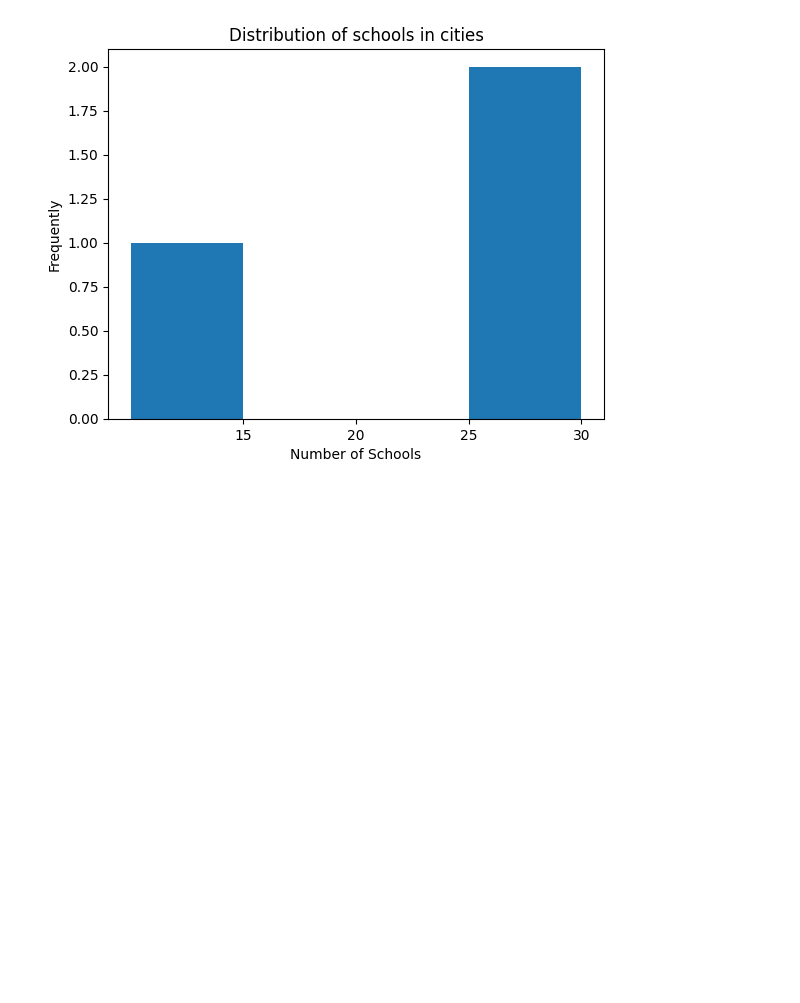
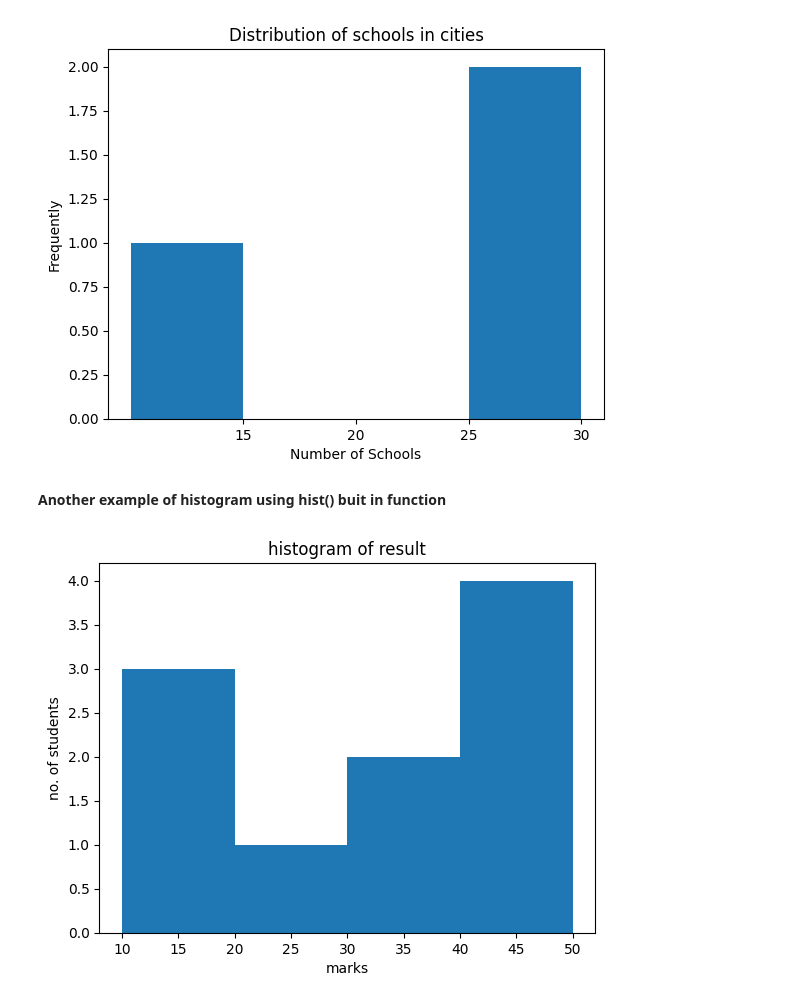
Before and after one commit to SettibathulaJyothi/Python-Basics, a Jupyter notebook: Matplotlib_Graphs.ipynb, the cells around one changed output. Saved outputs shown, nothing was run; the diff lists cells and outputs as text; code cells hidden in the pictures; blank space fills up the shorter version.

```diff
--- a/Matplotlib_Graphs.ipynb
+++ b/Matplotlib_Graphs.ipynb
@@ -131,3 +131,17 @@ plt.xticks([15,20,25,30])
 plt.show()
 # %% [output]
 [figure]
+# %% [markdown]
+**Another example of histogram using hist() buit in function**
+# %%
+from matplotlib import pyplot as pyplot
+import numpy as np
+fig,ax=plt.subplots(1,1)
+marks=np.array([19,16,28,45,37,34,13,49,42,44])
+ax.hist(marks,bins=[10,20,30,40,50])
+ax.set_title("histogram of result")
+ax.set_xlabel('marks')
+ax.set_ylabel('no. of students')
+plt.show()
+# %% [output]
+[figure, added]
```
